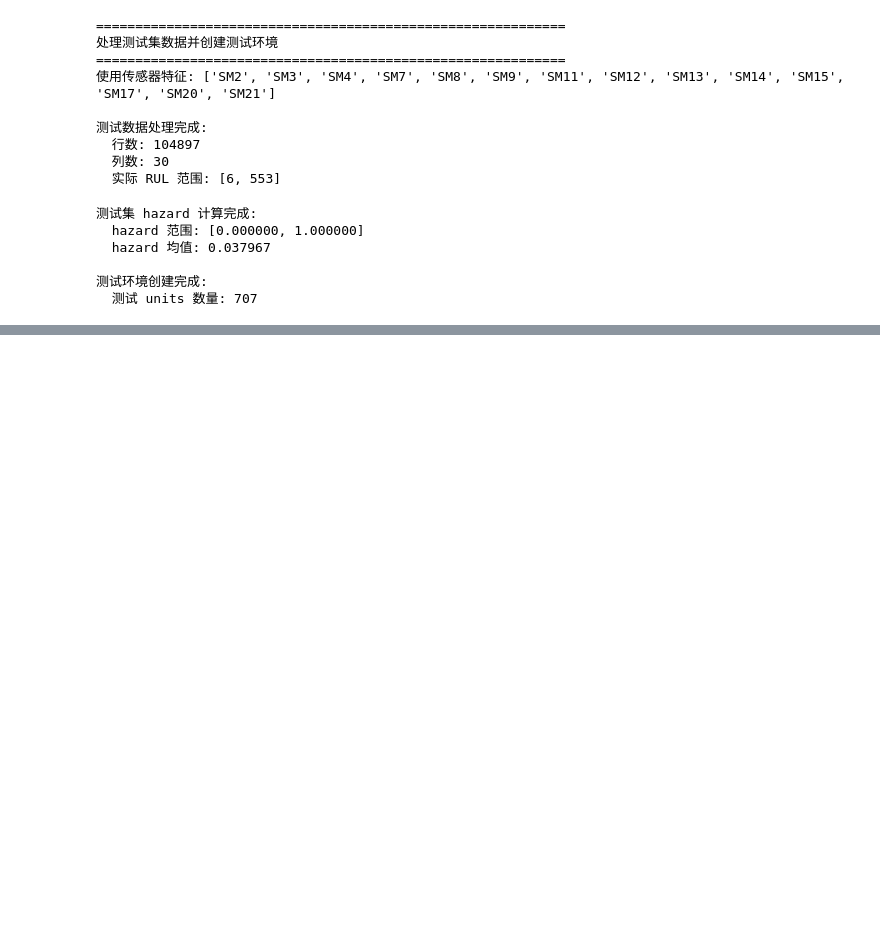
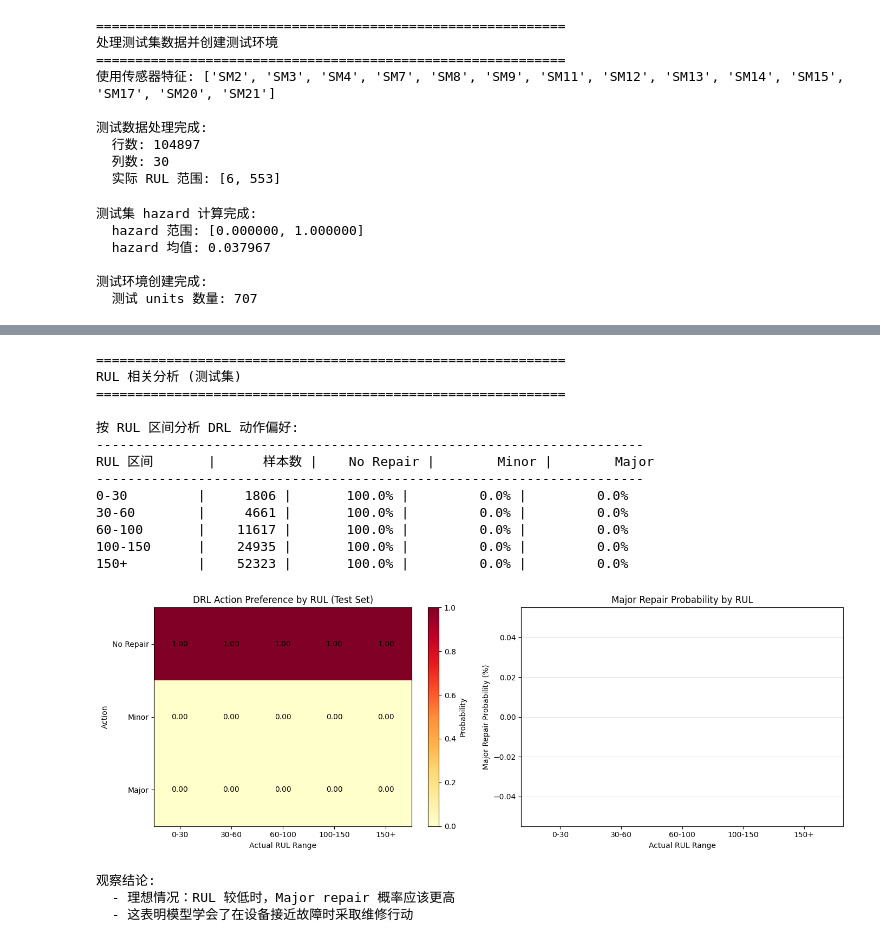
Before and after one commit to keter0001/lifelines-, a Jupyter notebook: colab DRL学习.ipynb, the cells around one changed output, grey strips where cells are left out. Drawn from its saved outputs; the diff is of its cells as text; code cells hidden in the pictures; blank space fills up the shorter version.

```diff
--- a/colab DRL学习.ipynb
+++ b/colab DRL学习.ipynb
@@ -2439,7 +2475,8 @@ def analyze_rul_behavior(unit_ids, environment, policy_fn):
             continue
 
         state = environment.reset(unit_id=unit_id)
-        unit_data = environment.units[unit_id]
+        # 修复：从 environment.unit_trajectories 获取正确的 unit_data DataFrame
+        unit_data = environment.unit_trajectories[unit_id]
         trajectory_len = len(unit_data['hazard'])
         step = 0
 
@@ -2448,7 +2485,7 @@ def analyze_rul_behavior(unit_ids, environment, policy_fn):
 
             # 获取实际 RUL (如果有的话)
             if 'actual_RUL' in unit_data and step < len(unit_data['actual_RUL']):
-                actual_rul = unit_data['actual_RUL'][step]
+                actual_rul = unit_data['actual_RUL'].iloc[step]
             else:
                 # 回退: 使用剩余步数估计
                 actual_rul = trajectory_len - step - 1
@@ -2505,33 +2542,51 @@ ax1.set_xticks(range(len(rul_labels)))
 ax1.set_xticklabels(rul_labels)
 ax1.set_yticks([0, 1, 2])
 ax1.set_yticklabels(['No Repair', 'Minor', 'Major'])
 ax1.set_xlabel("Actual RUL Range")
 ax1.set_ylabel("Action")
 ax1.set_title("DRL Action Preference by RUL (Test Set)")
 plt.colorbar(im, ax=ax1, label="Probability")
 
 # 添加数值标注
 for i in range(len(rul_labels)):
     for j in range(3):
         text = ax1.text(i, j, f'{rul_action_matrix[i, j]:.2f}',
                        ha="center", va="center", color="black", fontsize=10)
 
 # 2) 各 RUL 区间的 Major repair 概率
 ax2 = axes[1]
 major_probs = rul_action_matrix[:, 2]
 ax2.bar(rul_labels, major_probs * 100, color='red', alpha=0.7)
 ax2.set_xlabel("Actual RUL Range")
 ax2.set_ylabel("Major Repair Probability (%)")
 ax2.set_title("Major Repair Probability by RUL")
 ax2.grid(True, alpha=0.3, axis='y')
 
 plt.tight_layout()
 plt.savefig("drl_rul_analysis.png", dpi=150)
 plt.show()
 
 print("\n观察结论:")
 print("  - 理想情况：RUL 较低时，Major repair 概率应该更高")
 print("  - 这表明模型学会了在设备接近故障时采取维修行动")
+# %% [output]
+============================================================
+RUL 相关分析 (测试集)
+============================================================
+
+按 RUL 区间分析 DRL 动作偏好:
+----------------------------------------------------------------------
+RUL 区间       |      样本数 |    No Repair |        Minor |        Major
+----------------------------------------------------------------------
+0-30         |     1806 |       100.0% |         0.0% |         0.0%
+30-60        |     4661 |       100.0% |         0.0% |         0.0%
+60-100       |    11617 |       100.0% |         0.0% |         0.0%
+100-150      |    24935 |       100.0% |         0.0% |         0.0%
+150+         |    52323 |       100.0% |         0.0% |         0.0%
+[figure, added]
+观察结论:
+  - 理想情况：RUL 较低时，Major repair 概率应该更高
+  - 这表明模型学会了在设备接近故障时采取维修行动
 # %%
 # ==========================================
 # DRL 15. 单轨迹决策可视化 (修复版)
```
Also changed, not shown: parts of 11 cells of this notebook, 5 other files.
